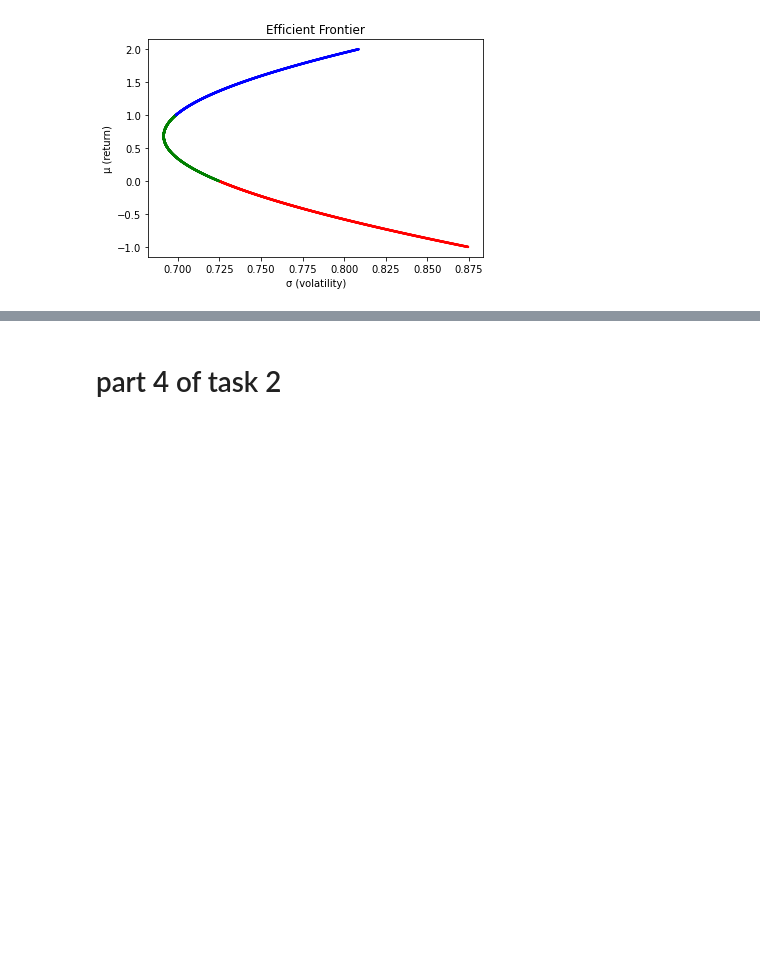
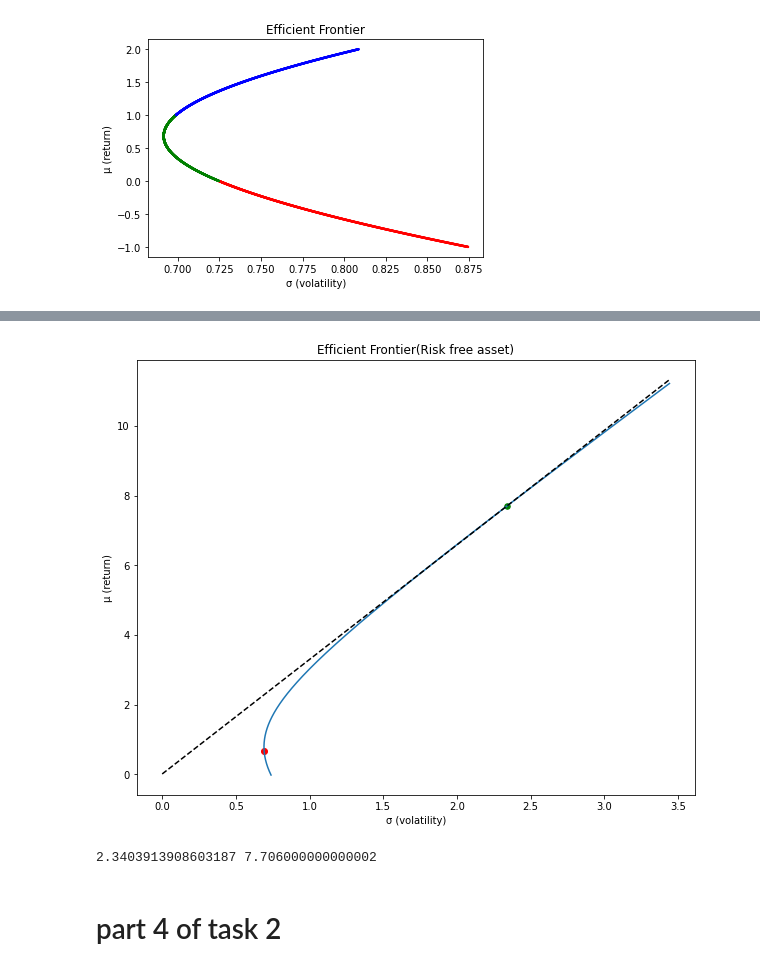
Before and after one commit to gmadurov/Financial-Mathematics, a Jupyter notebook: Assignment3.ipynb, the cells around one changed output, grey strips where cells are left out. Drawn from its saved outputs; the diff is of its cells as text; code cells hidden in the pictures; blank space fills up the shorter version.

```diff
--- a/Assignment3.ipynb
+++ b/Assignment3.ipynb
@@ -340,3 +334,44 @@ OneFundTheorem(μ, C, 1/100, 0)
+# %%
+def RiskFreeAssest(μ, C, rf, covMinMarket):
+    dic = {}
+    for (σc, μc) in plotEfficientFrontier(μ, C, lb=-1, ub=20,show=False):
+        dic[((μc-rf)/σc)] = (μc)
+    W_market = Markowitz(dic[max(dic)], μ, C)
+    W_min = inital_W(C)
+    market_μ, σ2p1 = get_μσ2(μ, C, W_market, False)
+    market_σ = sqrt(σ2p1)
+    μ_min, σ_min = get_μσ2(μ, C, W_min, False)
+    σ_min = sqrt(σ_min)
+    # covMinMarket = np.matmul(np.matmul(np.transpose(W_min), C), W_market)
+        # this is the line from the rf point to the market portfolio
+    # capitalmarket line
+    fig = plt.figure(figsize=(10, 8))
+    # usign the 2 fund theorem to plot the efficeint frontier
+    val = two_fund_theorem_from_points(
+        μ_min, σ_min, market_μ, market_σ,  covMinMarket, show=False, fig=fig)
+    sigma = np.linspace(0, max(val[0]))
+    mew = rf+sigma*(market_μ-rf)/market_σ
+    plt.title('Efficient Frontier(Risk free asset)')
+    plt.xlabel('σ (volatility)')
+    plt.ylabel('μ (return)')
+    plt.plot(sigma, mew, c='black', linestyle='dashed')
+    plt.scatter((σ_min), μ_min,  c='red')
+    plt.scatter((market_σ), market_μ,  c='green', s=30)
+    plt.show()
+    # print('Risk free asset weights ', pd.DataFrame(np.transpose(W_min)).to_latex(), pd.DataFrame(np.transpose(W_market)).to_latex())
+    print((market_σ), market_μ)
+
+
+RiskFreeAssest(μ, C, 1/100, 0.4)
+# in theory this row value should be equal to 0 because the value of the one is set and has no variance
+# but if that happens we dont plot the tangent to the graph anymore.
+# the minimum-variance portfolio, depicted in red
+#  the tangency portfolio, depicted in green
+# efficient frontier depicted in blue
+#  capital market line (depicted in black dash)
+# %% [output]
+[figure, added]
+2.3403913908603187 7.706000000000002
 # %% [markdown]
 # part 4 of task 2
 # %%
```
Also changed, not shown: parts of 13 cells of this notebook, 4 other files.
